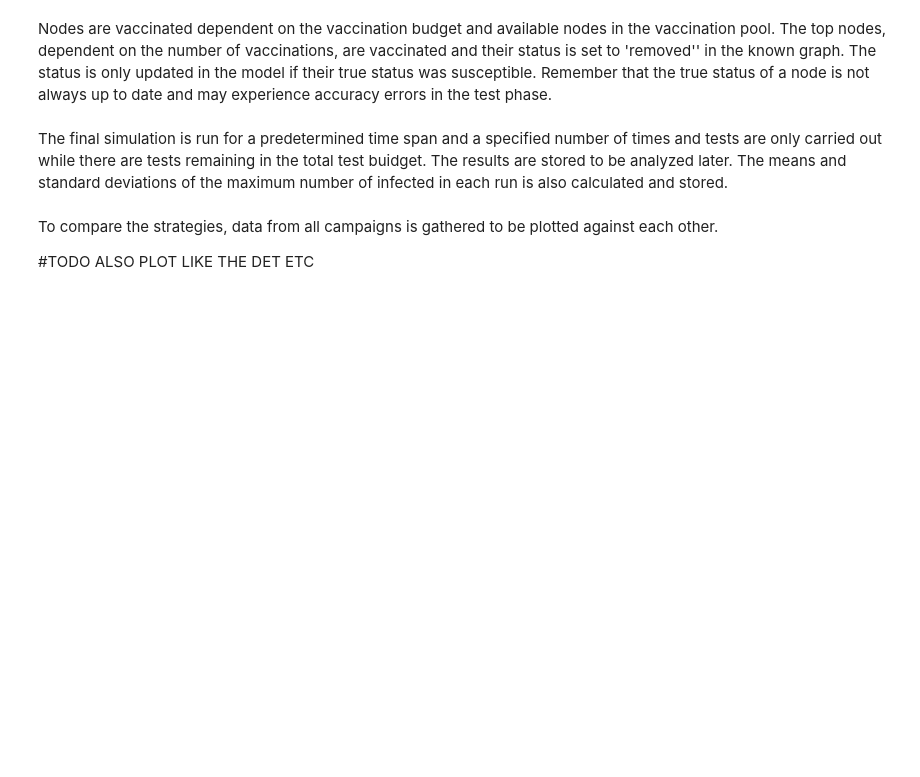
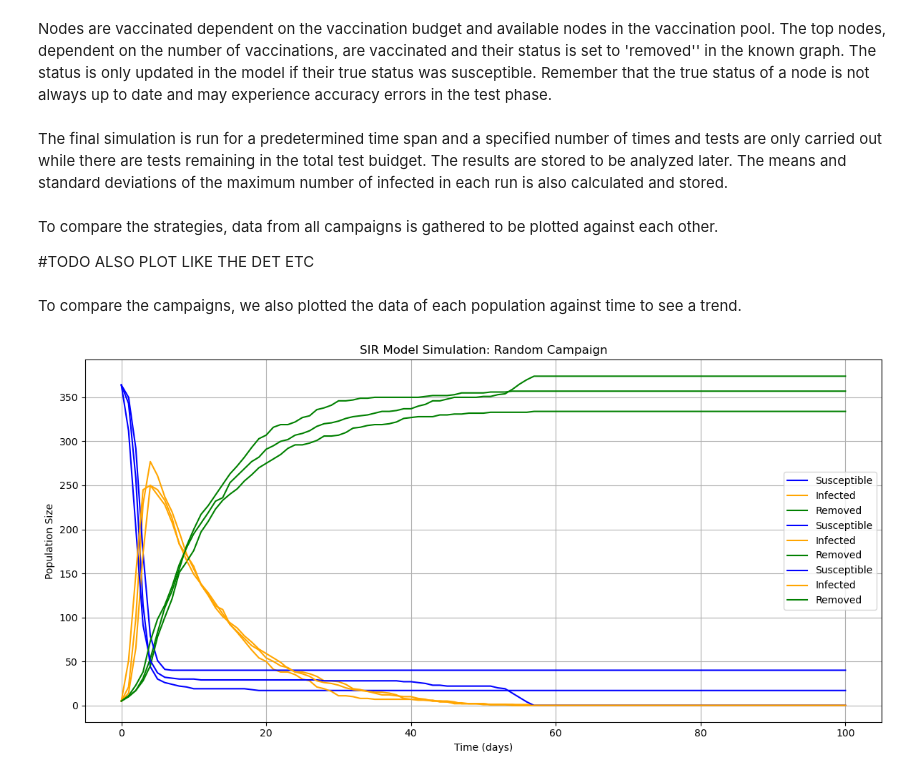
Before and after one commit to marv50/farv, a Jupyter notebook: Intro_Assignment_2.ipynb, the cells around one changed output. Saved outputs shown, nothing was run; the diff lists cells and outputs as text; code cells hidden in the pictures; blank space fills up the shorter version.

Commit message:
plot for campaign

```diff
--- a/Intro_Assignment_2.ipynb
+++ b/Intro_Assignment_2.ipynb
@@ -2677,12 +2677,10 @@ def score_campaign(test_max, beta, gamma, t_span):
 
     while t <= t_span:
         if total_tests > 0:
-            graph_known, vac_pool,
-            infected = test_nodes_score(test_max, scores_dict, graph_known,
+            graph_known, vac_pool, infected = test_nodes_score(test_max, scores_dict, graph_known,
                                         model, vac_pool, infected, accuracy)
 
-        model, graph_known,
-        vac_pool= vac_nodes_score(model, graph_known, vac_budget, vac_pool,
+        model, graph_known, vac_pool = vac_nodes_score(model, graph_known, vac_budget, vac_pool,
                                   scores_dict)
 
         update_sir_model(model, graph, iterations)
@@ -2824,3 +2822,65 @@ show_campaign_results(test_max, beta, gamma, t_span, num_runs)
 
 #print("t-statistic:", t_stat)
 #print("p-value:", p_val)
+# %% [markdown]
+To compare the campaigns, we also plotted the data of each population against time to see a trend.
+# %%
+def plot_random_sir(results_random, results_hub, results_score):
+    """Plots the results of the random SIR campaign simulation.
+
+    Arguments:
+        results: A list of dictionaries containing the simulation results,
+                  where each dictionary has keys for 'time', 'infected',
+                  'susceptible', and 'removed'.
+    """
+
+    # Extract data from results
+    times_r = [entry['time'] for entry in results_random]
+    infected_counts_r = [entry['infected'] for entry in results_random]
+    susceptible_counts_r = [entry['susceptible'] for entry in results_random]
+    removed_counts_r = [entry['removed'] for entry in results_random]
+
+    # Create the plot
+    plt.figure(figsize=(12, 6))
+    plt.plot(times_r, susceptible_counts_r, label='Susceptible', color='b')
+    plt.plot(times_r, infected_counts_r, label='Infected', color='orange')
+    plt.plot(times_r, removed_counts_r, label='Removed', color='g')
+
+    # Extract data from results
+    times_h = [entry['time'] for entry in results_hub]
+    infected_counts_h = [entry['infected'] for entry in results_hub]
+    susceptible_counts_h = [entry['susceptible'] for entry in results_hub]
+    removed_counts_h = [entry['removed'] for entry in results_hub]
+
+    # Create the plot
+    plt.plot(times_h, susceptible_counts_h, label='Susceptible', color='b')
+    plt.plot(times_h, infected_counts_h, label='Infected', color='orange')
+    plt.plot(times_h, removed_counts_h, label='Removed', color='g')
+
+    # Extract data from results
+    times_s = [entry['time'] for entry in results_score]
+    infected_counts_s = [entry['infected'] for entry in results_score]
+    susceptible_counts_s = [entry['susceptible'] for entry in results_score]
+    removed_counts_s = [entry['removed'] for entry in results_score]
+
+    # Create the plot
+    plt.plot(times_s, susceptible_counts_s, label='Susceptible', color='b')
+    plt.plot(times_s, infected_counts_s, label='Infected', color='orange')
+    plt.plot(times_s, removed_counts_s, label='Removed', color='g')
+
+    # Plotting details
+    plt.xlabel('Time (days)')
+    plt.ylabel('Population Size')
+    plt.title('SIR Model Simulation: Random Campaign')
+    plt.legend()
+    plt.grid()
+    plt.tight_layout()
+    plt.show()
+
+# Example usage after running your simulation
+results_r = random_campaign(test_max, beta, gamma, t_span)
+results_h = hub_campaign(test_max, beta, gamma, t_span)
+results_s = score_campaign(test_max, beta, gamma, t_span)
+plot_random_sir(results_r, results_h, results_s)
+# %% [output]
+[figure, added]
```
